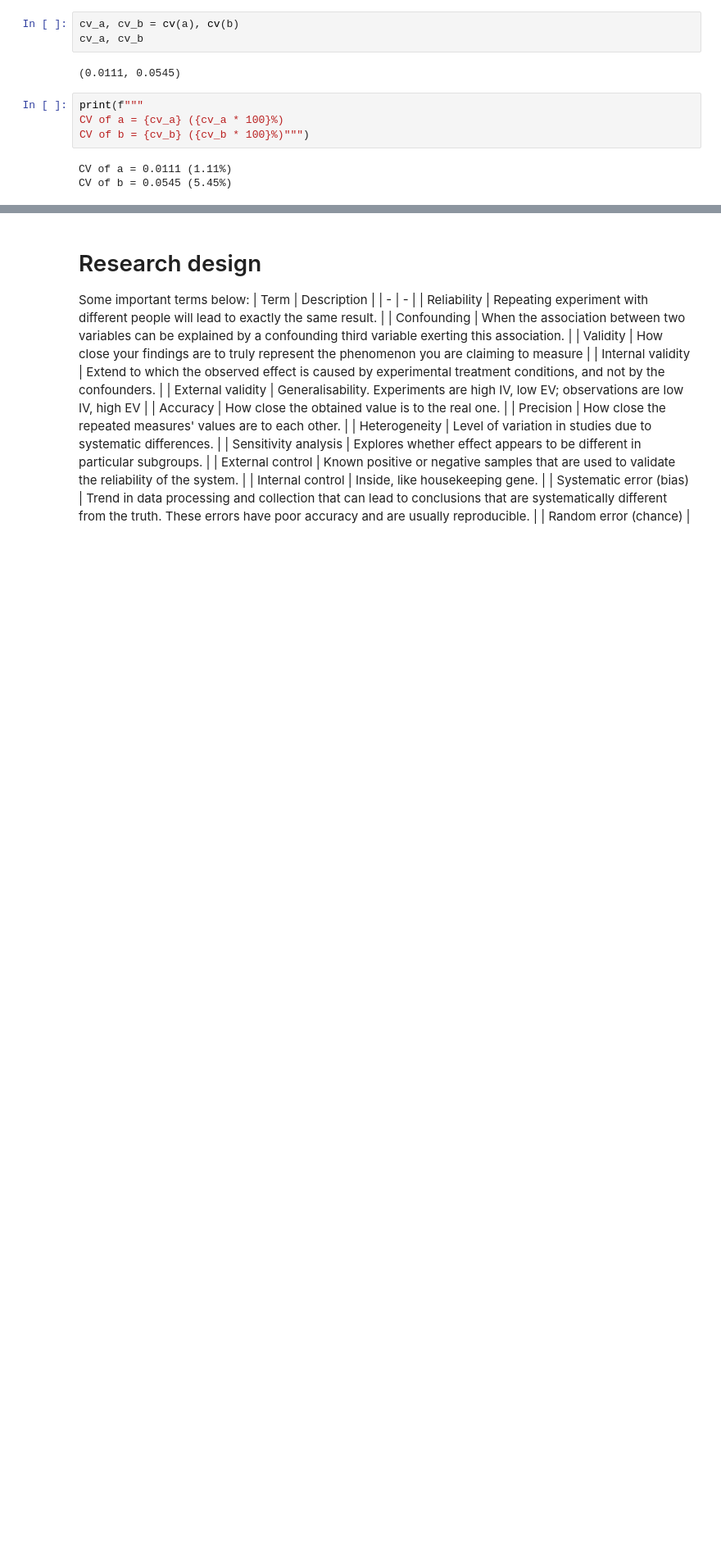
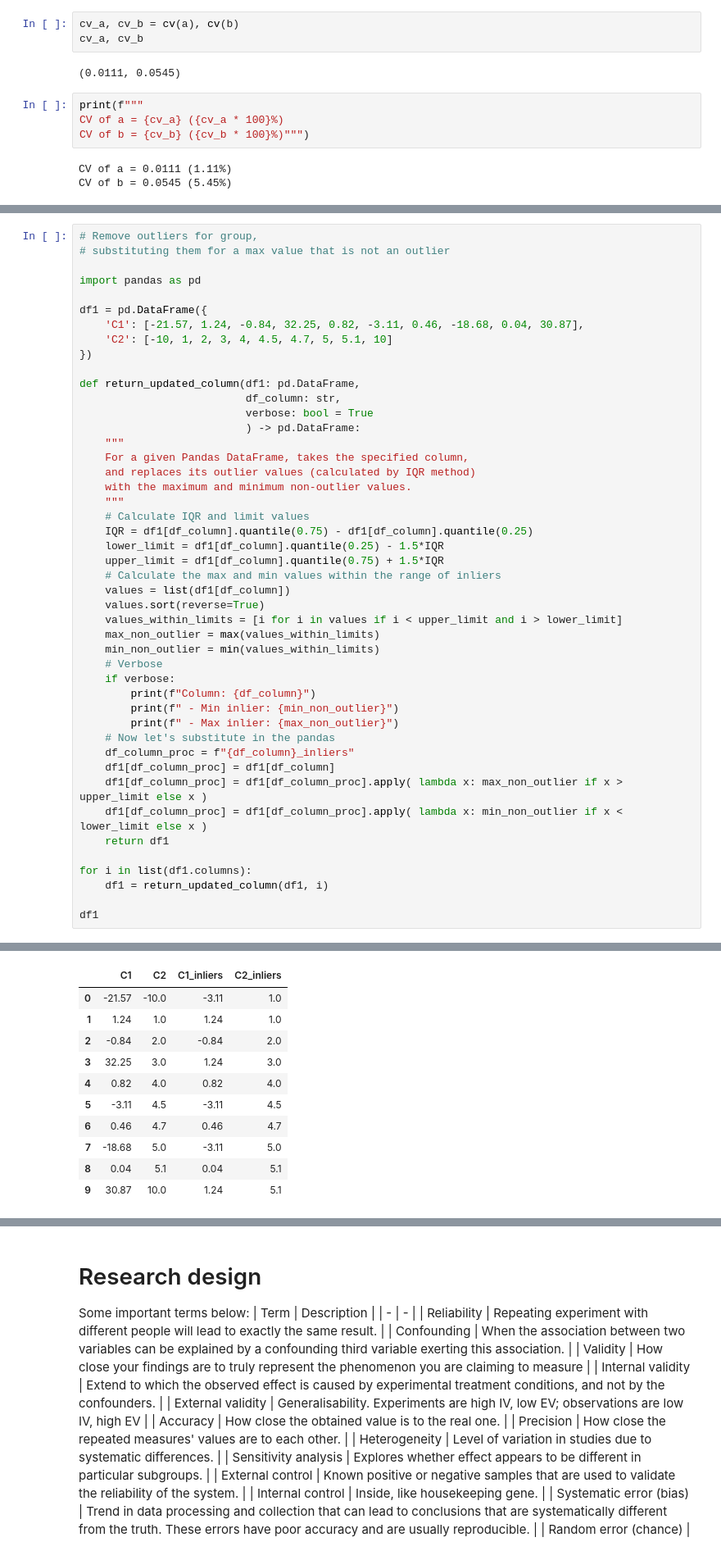
Before and after one commit to EvgeniiZorin/Handbook_Data-Science, a Jupyter notebook: _0_Statistics.ipynb, the cells around one changed output, grey strips where cells are left out. Shown at 82% size. Drawn from its saved outputs; the diff is of its cells as text; blank space fills up the shorter version.

```diff
--- a/_0_Statistics.ipynb
+++ b/_0_Statistics.ipynb
@@ -982,0 +878,47 @@ CV of b = 0.0545 (5.45%)
+# %%
+# Remove outliers for group,
+# substituting them for a max value that is not an outlier
+
+import pandas as pd
+
+df1 = pd.DataFrame({
+	'C1': [-21.57, 1.24, -0.84, 32.25, 0.82, -3.11, 0.46, -18.68, 0.04, 30.87],
+	'C2': [-10, 1, 2, 3, 4, 4.5, 4.7, 5, 5.1, 10]
+})
+
+def return_updated_column(df1: pd.DataFrame,
+                          df_column: str,
+                          verbose: bool = True
+                          ) -> pd.DataFrame:
+	"""
+	For a given Pandas DataFrame, takes the specified column,
+	and replaces its outlier values (calculated by IQR method)
+	with the maximum and minimum non-outlier values.
+	"""
+	# Calculate IQR and limit values
+	IQR = df1[df_column].quantile(0.75) - df1[df_column].quantile(0.25)
+	lower_limit = df1[df_column].quantile(0.25) - 1.5*IQR
+	upper_limit = df1[df_column].quantile(0.75) + 1.5*IQR
+	# Calculate the max and min values within the range of inliers
+	values = list(df1[df_column])
+	values.sort(reverse=True)
+	values_within_limits = [i for i in values if i < upper_limit and i > lower_limit]
+	max_non_outlier = max(values_within_limits)
+	min_non_outlier = min(values_within_limits)
+	# Verbose
+	if verbose:
+		print(f"Column: {df_column}")
+		print(f" - Min inlier: {min_non_outlier}")
+		print(f" - Max inlier: {max_non_outlier}")
+	# Now let's substitute in the pandas
+	df_column_proc = f"{df_column}_inliers"
+	df1[df_column_proc] = df1[df_column]
+	df1[df_column_proc] = df1[df_column_proc].apply( lambda x: max_non_outlier if x > upper_limit else x )
+	df1[df_column_proc] = df1[df_column_proc].apply( lambda x: min_non_outlier if x < lower_limit else x )
+	return df1
+
+for i in list(df1.columns):
+	df1 = return_updated_column(df1, i)
+
+df1
+# %% [output]
@@ -982,0 +931,11 @@ CV of b = 0.0545 (5.45%)
+|  | C1 | C2 | C1_inliers | C2_inliers |
+| 0 | -21.57 | -10.0 | -3.11 | 1.0 |
+| 1 | 1.24 | 1.0 | 1.24 | 1.0 |
+| 2 | -0.84 | 2.0 | -0.84 | 2.0 |
+| 3 | 32.25 | 3.0 | 1.24 | 3.0 |
+| 4 | 0.82 | 4.0 | 0.82 | 4.0 |
+| 5 | -3.11 | 4.5 | -3.11 | 4.5 |
+| 6 | 0.46 | 4.7 | 0.46 | 4.7 |
+| 7 | -18.68 | 5.0 | -3.11 | 5.0 |
+| 8 | 0.04 | 5.1 | 0.04 | 5.1 |
+| 9 | 30.87 | 10.0 | 1.24 | 5.1 |
```
Also changed, not shown: parts of 13 cells of this notebook.
